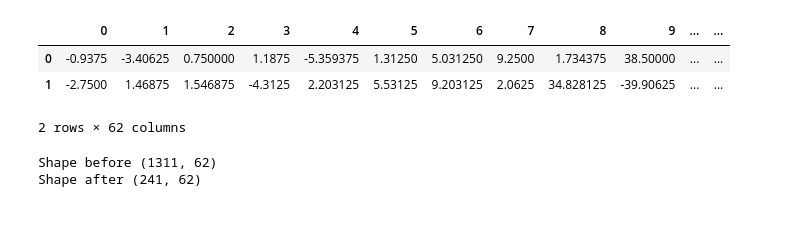
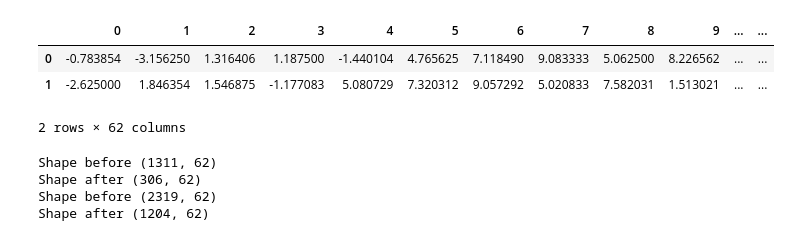
Before and after one commit to theodorhusefest/microgrid-mpc, a Jupyter notebook: data_analysis/error_analysis.ipynb, the cells around one changed output. Drawn from its saved outputs; the diff is of its cells as text; code cells hidden in the pictures.

```diff
--- a/data_analysis/error_analysis.ipynb
+++ b/data_analysis/error_analysis.ipynb
@@ -4,12 +6,12 @@ import pandas as pd
 import matplotlib.pyplot as plt
 # %%
-load_error = pd.read_csv("../src/data/load_errors_date_1.csv", parse_dates = ["date"]).drop("Unnamed: 0", axis = 1)
-pv_error = pd.read_csv("../src/data/pv_errors_date_1.csv", parse_dates = ["date"]).drop("Unnamed: 0", axis = 1)
+load_error = pd.read_csv("../src/data/load_errors_date.csv", parse_dates = ["date"]).drop("Unnamed: 0", axis = 1)
+pv_error = pd.read_csv("../src/data/pv_errors_date.csv", parse_dates = ["date"]).drop("Unnamed: 0", axis = 1)
 load_error.head(2)
 # %% [output]
 |  | 0 | 1 | 2 | 3 | 4 | 5 | 6 | 7 | 8 | 9 | ... | ... |
-| 0 | -0.9375 | -3.40625 | 0.750000 | 1.1875 | -5.359375 | 1.31250 | 5.031250 | 9.2500 | 1.734375 | 38.50000 | ... | ... |
-| 1 | -2.7500 | 1.46875 | 1.546875 | -4.3125 | 2.203125 | 5.53125 | 9.203125 | 2.0625 | 34.828125 | -39.90625 | ... | ... |
+| 0 | -0.783854 | -3.156250 | 1.316406 | 1.187500 | -1.440104 | 4.765625 | 7.118490 | 9.083333 | 5.062500 | 8.226562 | ... | ... |
+| 1 | -2.625000 | 1.846354 | 1.546875 | -1.177083 | 5.080729 | 7.320312 | 9.057292 | 5.020833 | 7.582031 | 1.513021 | ... | ... |
 2 rows × 62 columns
 # %%
 N= 60
@@ -25,6 +27,9 @@ def remove_outliers(df, N, pl= 5, pu=95):
 
 
 load_error = remove_outliers(load_error, N)
+pv_error = remove_outliers(pv_error, N)
 # %% [output]
 Shape before (1311, 62)
-Shape after (241, 62)
+Shape after (306, 62)
+Shape before (2319, 62)
+Shape after (1204, 62)
```
Also changed, not shown: parts of 14 cells of this notebook, 17 other files.
